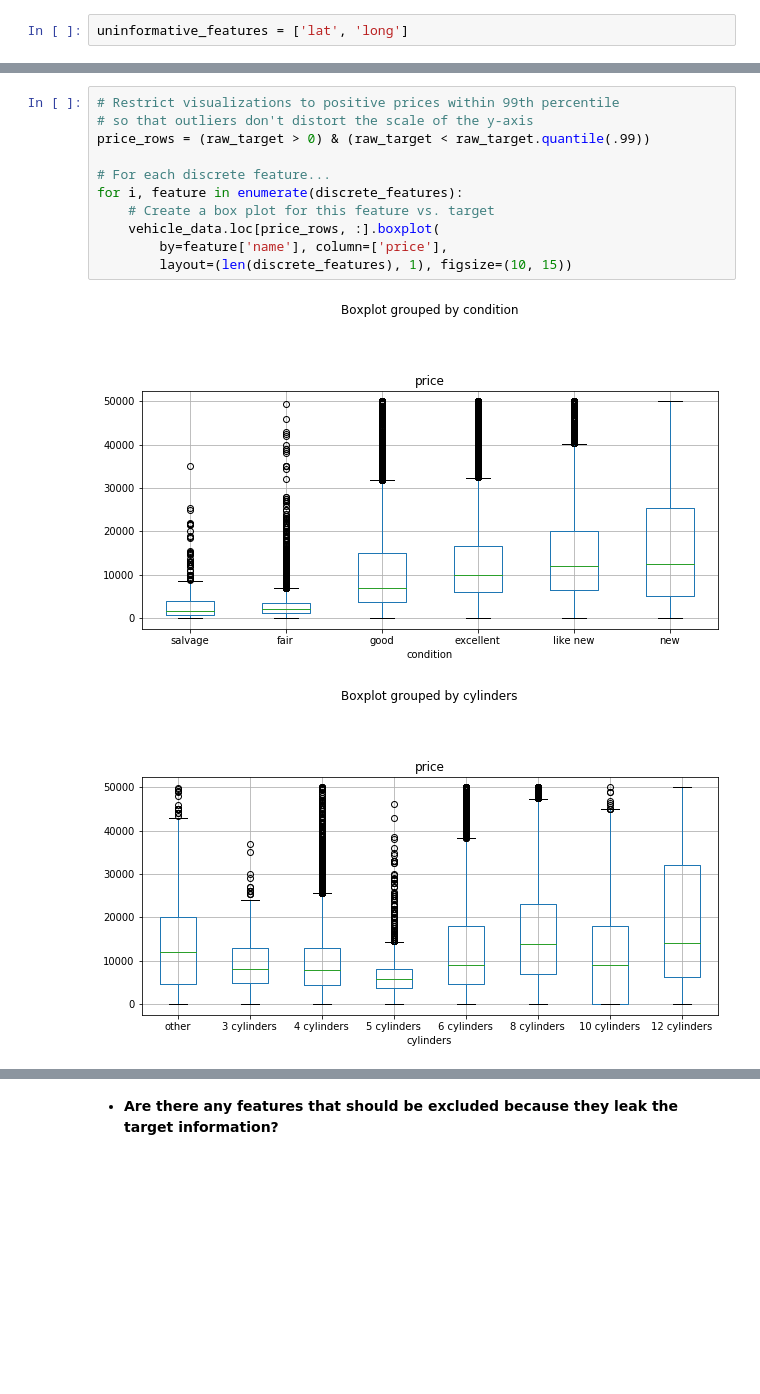
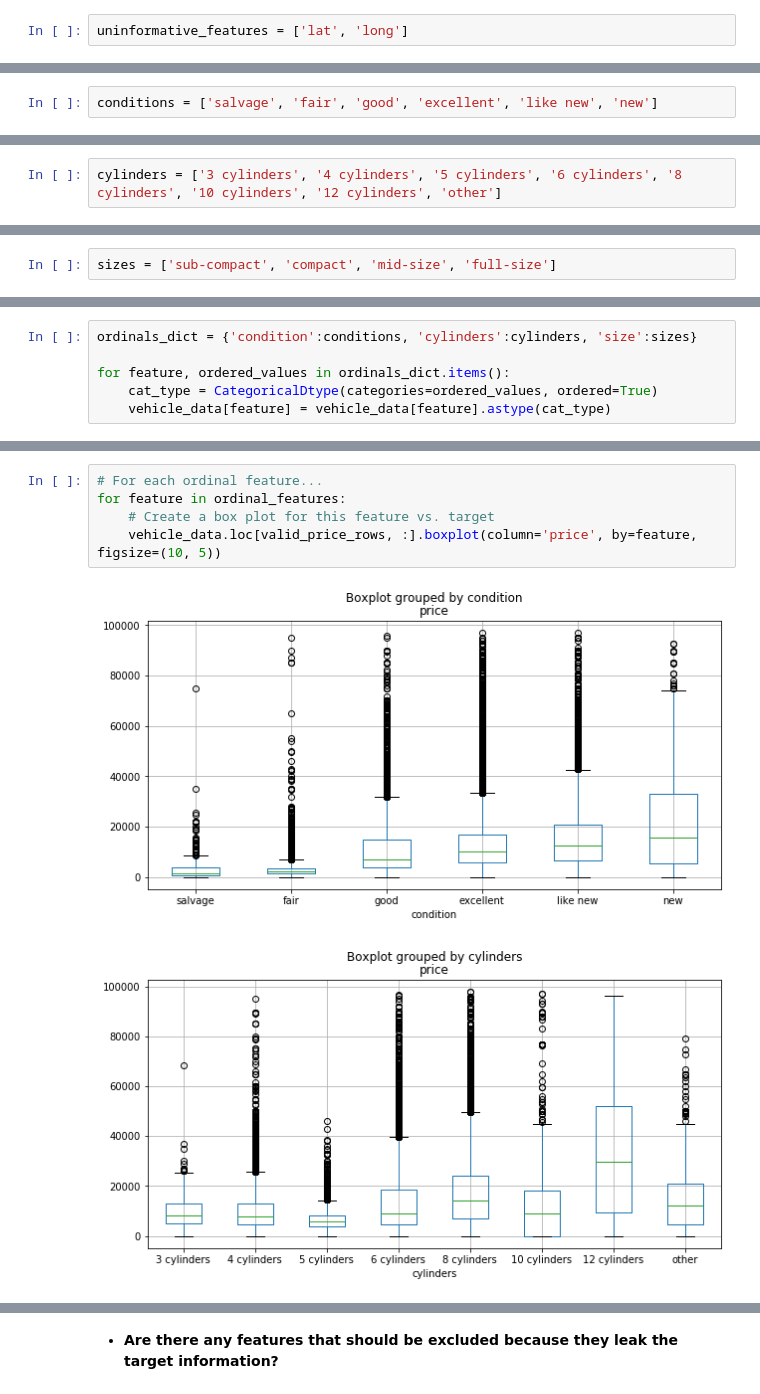
Before and after one commit to AppliedML2020/assignment-3-tomas-larrain, a Jupyter notebook: hw-3_Brett.ipynb, the cells around one changed output, grey strips where cells are left out. Cells and saved outputs as stored; diff of their text form; blank space fills up the shorter version.

```diff
--- a/hw-3_Brett.ipynb
+++ b/hw-3_Brett.ipynb
@@ -122,0 +139,2 @@ for column in discrete_features:
+# %%
+conditions = ['salvage', 'fair', 'good', 'excellent', 'like new', 'new']
@@ -122,0 +153,2 @@ for column in discrete_features:
+# %%
+cylinders = ['3 cylinders', '4 cylinders', '5 cylinders', '6 cylinders', '8 cylinders', '10 cylinders', '12 cylinders', 'other']
@@ -122,0 +159,2 @@ for column in discrete_features:
+# %%
+sizes = ['sub-compact', 'compact', 'mid-size', 'full-size']
@@ -122,0 +163,6 @@ for column in discrete_features:
+# %%
+ordinals_dict = {'condition':conditions, 'cylinders':cylinders, 'size':sizes}
+
+for feature, ordered_values in ordinals_dict.items():
+    cat_type = CategoricalDtype(categories=ordered_values, ordered=True)
+    vehicle_data[feature] = vehicle_data[feature].astype(cat_type)
@@ -123,14 +171,8 @@ for column in discrete_features:
 # %%
-# Restrict visualizations to positive prices within 99th percentile
-# so that outliers don't distort the scale of the y-axis
-price_rows = (raw_target > 0) & (raw_target < raw_target.quantile(.99))
-
-# For each discrete feature...
-for i, feature in enumerate(discrete_features):
+# For each ordinal feature...
+for feature in ordinal_features:
     # Create a box plot for this feature vs. target
-    vehicle_data.loc[price_rows, :].boxplot(
-        by=feature['name'], column=['price'],
-        layout=(len(discrete_features), 1), figsize=(10, 15))
+    vehicle_data.loc[valid_price_rows, :].boxplot(column='price', by=feature, figsize=(10, 5))
 # %% [output]
-[figure, old version]
+[figure, new version]
-[figure, old version]
+[figure, new version]
```
Also changed, not shown: parts of 48 cells of this notebook.
